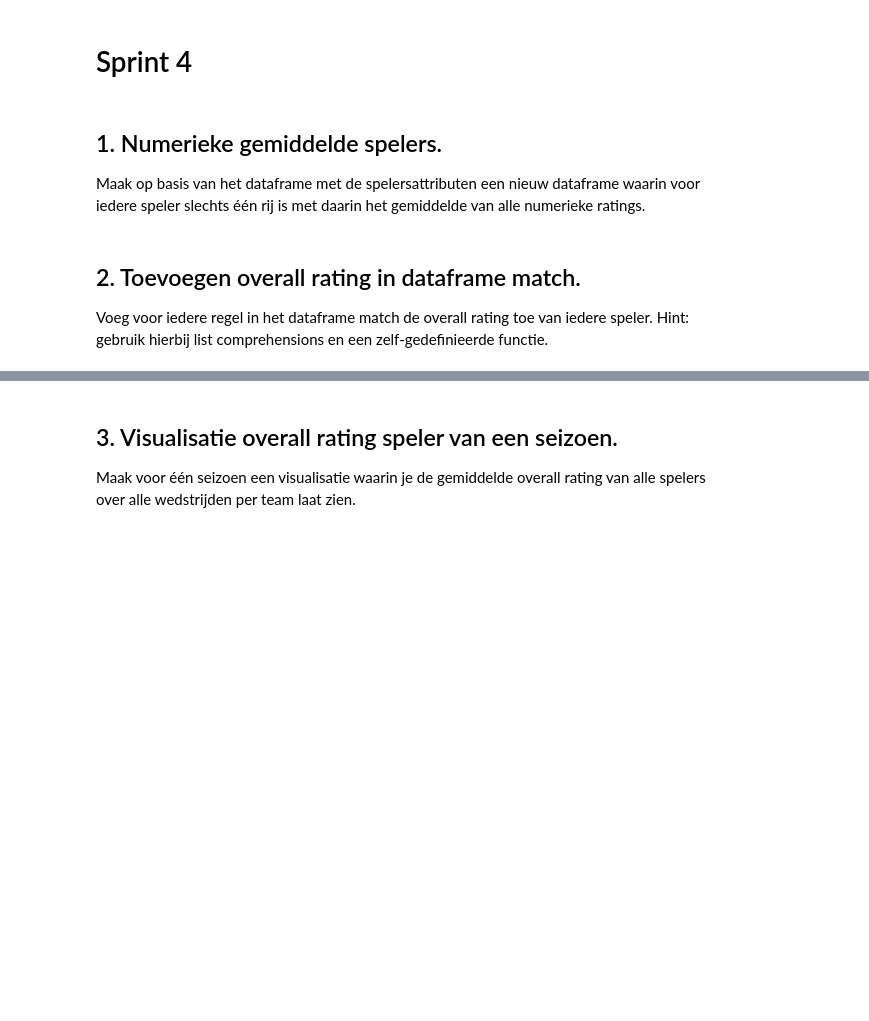
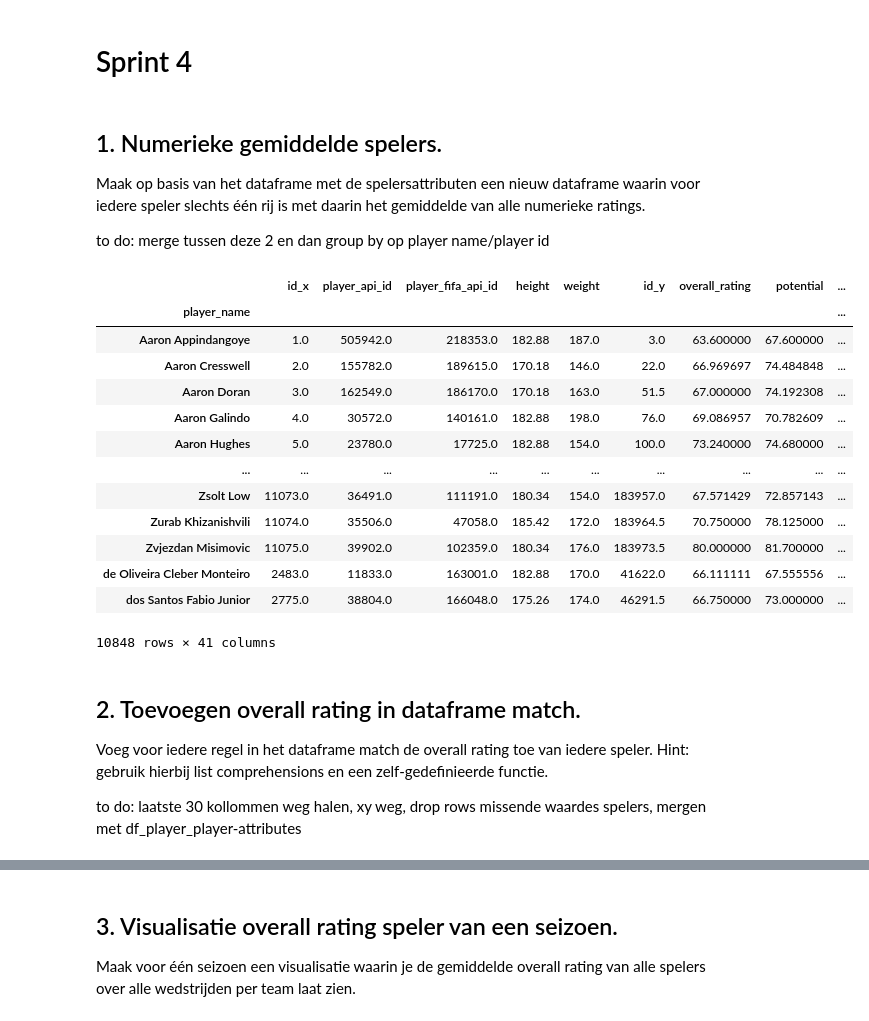
Before and after one commit to BartJeninga/2BDatalab, a Jupyter notebook: DataLab II Main v3.0.ipynb, the cells around one changed output, grey strips where cells are left out. Saved outputs shown, nothing was run; the diff lists cells and outputs as text; code cells hidden in the pictures; blank space fills up the shorter version.

```diff
--- a/DataLab II Main v3.0.ipynb
+++ b/DataLab II Main v3.0.ipynb
@@ -41,6 +41,8 @@ import sqlite3
 import warnings
 warnings.filterwarnings('ignore')
 con = sqlite3.connect("database.sqlite")
+pd.set_option('display.max_columns', 200)
+pd.set_option('display.max_rows', 200)
 
 def show_query(query):
     """
@@ -660,6 +662,29 @@ plt.show
 # %% [markdown]
 ## 1. Numerieke gemiddelde spelers. <a name="gemiddeldspeler"></a>
 Maak op basis van het dataframe met de spelersattributen een nieuw dataframe waarin voor iedere speler slechts één rij is met daarin het gemiddelde van alle numerieke ratings.
+
+to do: merge tussen deze 2 en dan group by op player name/player id
+# %%
+df_p_pa = df_player.merge(df_player_attributes, on=['player_api_id', 'player_fifa_api_id'])
+df_p_pa_avg = df_p_pa.groupby('player_name').mean()
+display(df_p_pa_avg)
+# %% [output]
+|  | id_x | player_api_id | player_fifa_api_id | height | weight | id_y | overall_rating | potential | ... |
+| player_name |  |  |  |  |  |  |  |  | ... |
+| Aaron Appindangoye | 1.0 | 505942.0 | 218353.0 | 182.88 | 187.0 | 3.0 | 63.600000 | 67.600000 | ... |
+| Aaron Cresswell | 2.0 | 155782.0 | 189615.0 | 170.18 | 146.0 | 22.0 | 66.969697 | 74.484848 | ... |
+| Aaron Doran | 3.0 | 162549.0 | 186170.0 | 170.18 | 163.0 | 51.5 | 67.000000 | 74.192308 | ... |
+| Aaron Galindo | 4.0 | 30572.0 | 140161.0 | 182.88 | 198.0 | 76.0 | 69.086957 | 70.782609 | ... |
+| Aaron Hughes | 5.0 | 23780.0 | 17725.0 | 182.88 | 154.0 | 100.0 | 73.240000 | 74.680000 | ... |
+| ... | ... | ... | ... | ... | ... | ... | ... | ... | ... |
+| Zsolt Low | 11073.0 | 36491.0 | 111191.0 | 180.34 | 154.0 | 183957.0 | 67.571429 | 72.857143 | ... |
+| Zurab Khizanishvili | 11074.0 | 35506.0 | 47058.0 | 185.42 | 172.0 | 183964.5 | 70.750000 | 78.125000 | ... |
+| Zvjezdan Misimovic | 11075.0 | 39902.0 | 102359.0 | 180.34 | 176.0 | 183973.5 | 80.000000 | 81.700000 | ... |
+| de Oliveira Cleber Monteiro | 2483.0 | 11833.0 | 163001.0 | 182.88 | 170.0 | 41622.0 | 66.111111 | 67.555556 | ... |
+| dos Santos Fabio Junior | 2775.0 | 38804.0 | 166048.0 | 175.26 | 174.0 | 46291.5 | 66.750000 | 73.000000 | ... |
+10848 rows × 41 columns
 # %% [markdown]
 ## 2. Toevoegen overall rating in dataframe match. <a name="overallrating"></a>
 Voeg voor iedere regel in het dataframe match de overall rating toe van iedere speler. Hint: gebruik hierbij list comprehensions en een zelf-gedefinieerde functie.
+
+to do: laatste 30 kollommen weg halen, xy weg, drop rows missende waardes spelers, mergen met df_player_player-attributes
```
Also changed, not shown: parts of 2 cells of this notebook.
